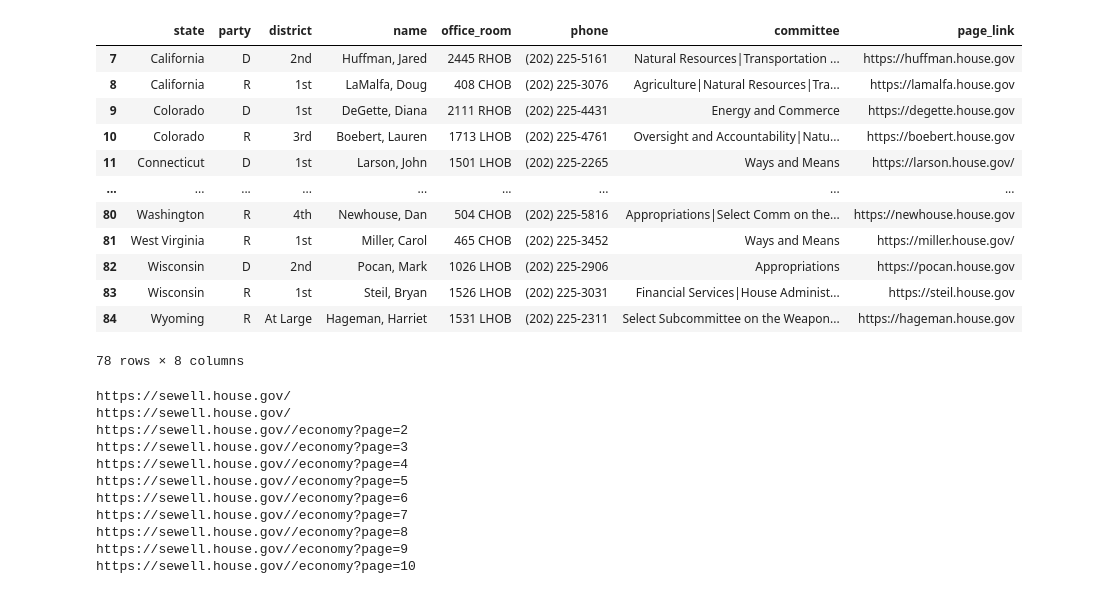
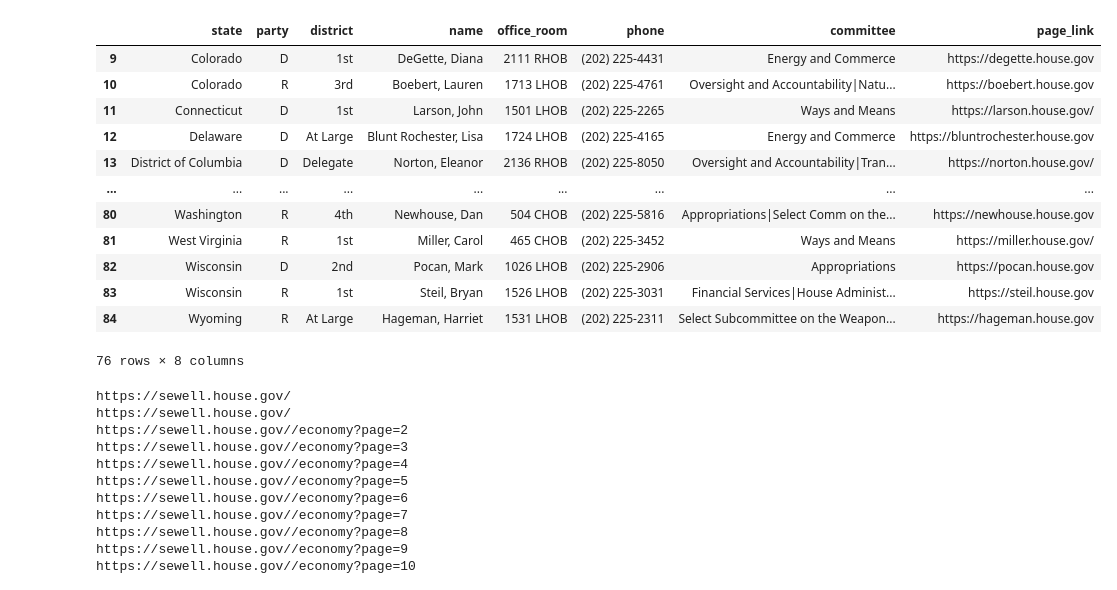
Before and after one commit to qpa-agh/usa_issues_data_mining, a Jupyter notebook: issue_scrapping.ipynb, the cells around one changed output. Cells and saved outputs as stored; diff of their text form; code cells hidden in the pictures.

```diff
--- a/issue_scrapping.ipynb
+++ b/issue_scrapping.ipynb
@@ -5,21 +5,21 @@ from wrappers import extract_articles
 from representatives.collection import extraction_functions
 # %%
 rep_df = pd.read_csv('data\chosen_representatives.csv')
-rep_df.tail(78)
+rep_df.tail(76)
 # %% [output]
 |  | state | party | district | name | office_room | phone | committee | page_link |
-| 7 | California | D | 2nd | Huffman, Jared | 2445 RHOB | (202) 225-5161 | Natural Resources|Transportation ... | https://huffman.house.gov |
-| 8 | California | R | 1st | LaMalfa, Doug | 408 CHOB | (202) 225-3076 | Agriculture|Natural Resources|Tra... | https://lamalfa.house.gov |
 | 9 | Colorado | D | 1st | DeGette, Diana | 2111 RHOB | (202) 225-4431 | Energy and Commerce | https://degette.house.gov |
 | 10 | Colorado | R | 3rd | Boebert, Lauren | 1713 LHOB | (202) 225-4761 | Oversight and Accountability|Natu... | https://boebert.house.gov |
 | 11 | Connecticut | D | 1st | Larson, John | 1501 LHOB | (202) 225-2265 | Ways and Means | https://larson.house.gov/ |
+| 12 | Delaware | D | At Large | Blunt Rochester, Lisa | 1724 LHOB | (202) 225-4165 | Energy and Commerce | https://bluntrochester.house.gov |
+| 13 | District of Columbia | D | Delegate | Norton, Eleanor | 2136 RHOB | (202) 225-8050 | Oversight and Accountability|Tran... | https://norton.house.gov/ |
 | ... | ... | ... | ... | ... | ... | ... | ... | ... |
 | 80 | Washington | R | 4th | Newhouse, Dan | 504 CHOB | (202) 225-5816 | Appropriations|Select Comm on the... | https://newhouse.house.gov |
 | 81 | West Virginia | R | 1st | Miller, Carol | 465 CHOB | (202) 225-3452 | Ways and Means | https://miller.house.gov/ |
 | 82 | Wisconsin | D | 2nd | Pocan, Mark | 1026 LHOB | (202) 225-2906 | Appropriations | https://pocan.house.gov |
 | 83 | Wisconsin | R | 1st | Steil, Bryan | 1526 LHOB | (202) 225-3031 | Financial Services|House Administ... | https://steil.house.gov |
 | 84 | Wyoming | R | At Large | Hageman, Harriet | 1531 LHOB | (202) 225-2311 | Select Subcommittee on the Weapon... | https://hageman.house.gov |
-78 rows × 8 columns
+76 rows × 8 columns
 # %%
 # extraction_functions['https://carl.house.gov'] = {
 #             'extract_issues': carl_extract_issues,
```
Also changed, not shown: parts of 8 cells of this notebook, 5 other files.
